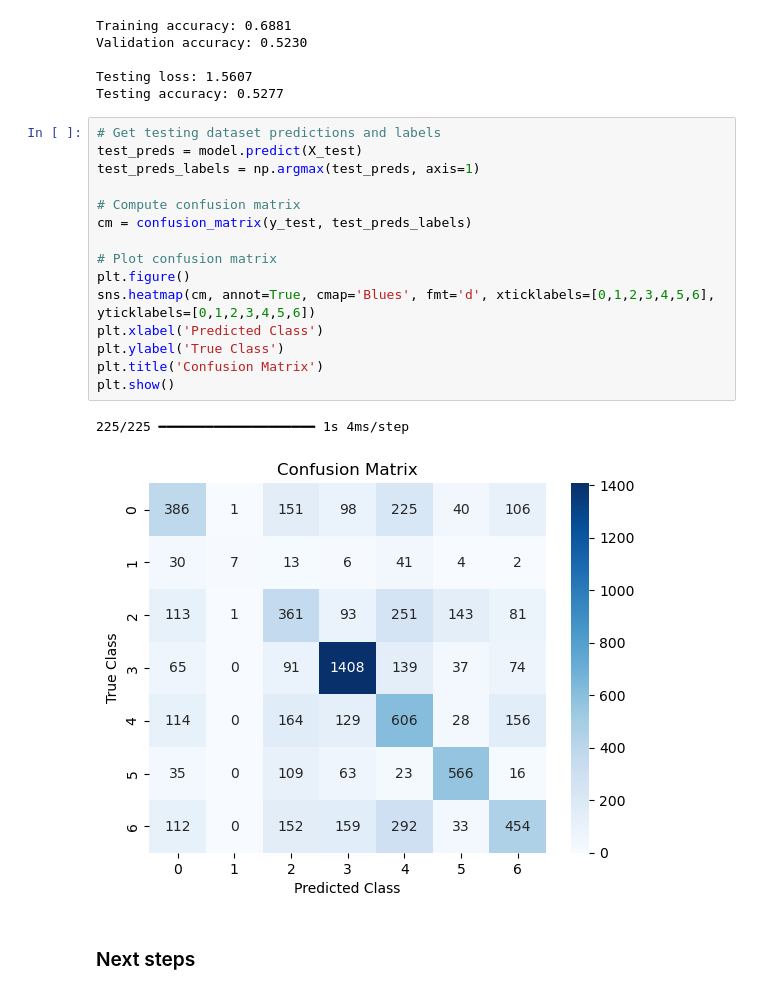
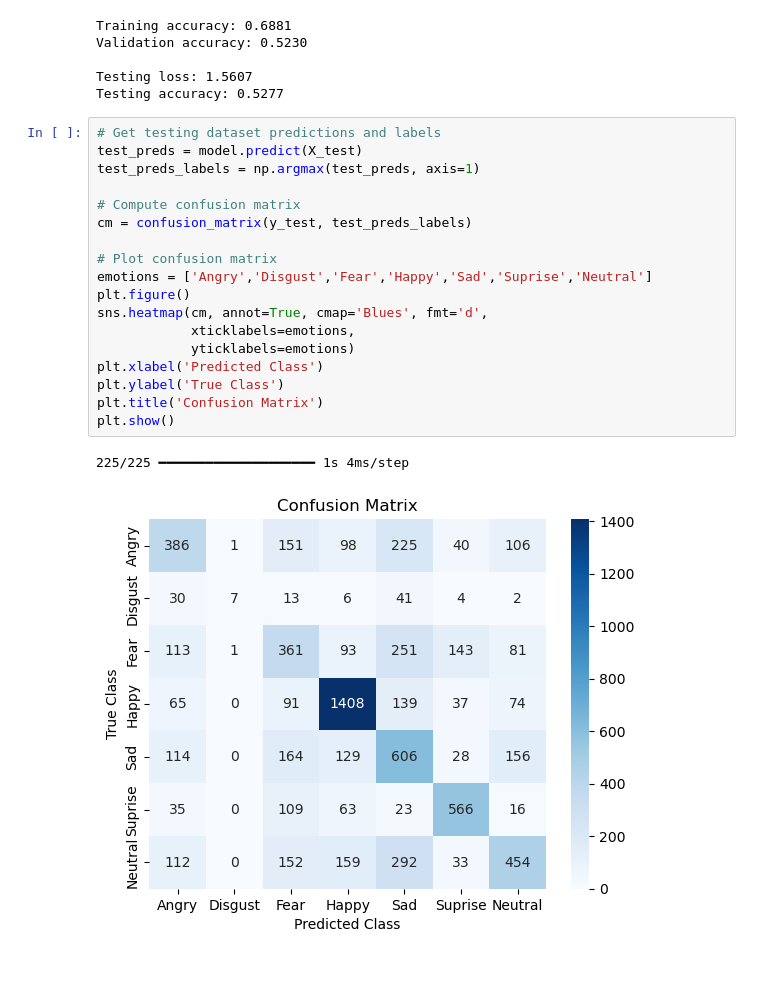
Before and after one commit to DrZubi/Expressions-Decoded, a Jupyter notebook: main.ipynb, the cells around one changed output. Saved outputs shown, nothing was run; the diff lists cells and outputs as text.

```diff
--- a/main.ipynb
+++ b/main.ipynb
@@ -318,20 +355,21 @@ Testing accuracy: 0.5277
 # %%
 # Get testing dataset predictions and labels
 test_preds = model.predict(X_test)
 test_preds_labels = np.argmax(test_preds, axis=1)
 
 # Compute confusion matrix
 cm = confusion_matrix(y_test, test_preds_labels)
 
 # Plot confusion matrix
+emotions = ['Angry','Disgust','Fear','Happy','Sad','Suprise','Neutral']
 plt.figure()
-sns.heatmap(cm, annot=True, cmap='Blues', fmt='d', xticklabels=[0,1,2,3,4,5,6], yticklabels=[0,1,2,3,4,5,6])
+sns.heatmap(cm, annot=True, cmap='Blues', fmt='d',
+            xticklabels=emotions,
+            yticklabels=emotions)
 plt.xlabel('Predicted Class')
 plt.ylabel('True Class')
 plt.title('Confusion Matrix')
 plt.show()
 # %% [output]
 225/225 ━━━━━━━━━━━━━━━━━━━━ 1s 4ms/step
-[figure, old version]
+[figure, new version]
-# %% [markdown]
-### Next steps
```
Also changed, not shown: parts of 6 cells of this notebook.
